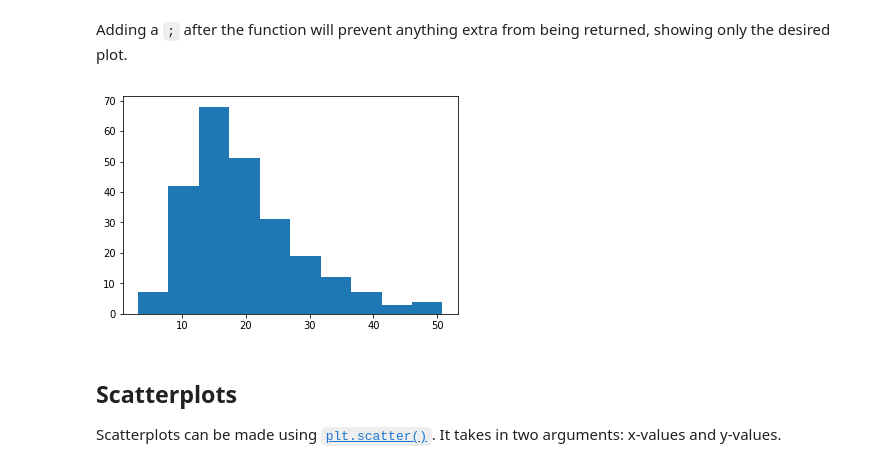
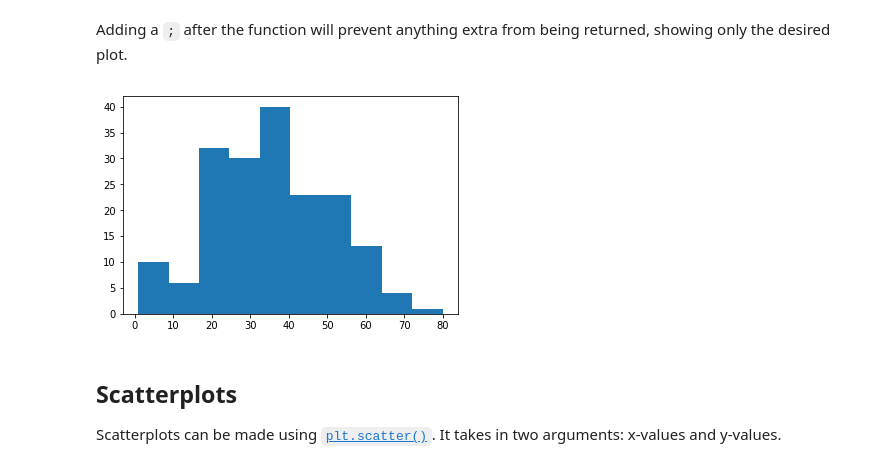
Before and after one commit to mpagador/python-libraries-visualization-workshop, a Jupyter notebook: DSS_Python_Libraries_Visualizations_Workshop_3_6_(Notebook).ipynb, the cells around one changed output. Cells and saved outputs as stored; diff of their text form; code cells hidden in the pictures.

```diff
--- a/DSS_Python_Libraries_Visualizations_Workshop_3_6_(Notebook).ipynb
+++ b/DSS_Python_Libraries_Visualizations_Workshop_3_6_(Notebook).ipynb
@@ -739,4 +741,4 @@ To explore other types of charts, let's load in a built-in dataset from Seaborn
 # %%
-tips = sns.load_dataset('tips')
-tips.head()
+titanic = sns.load_dataset('titanic').dropna()
+titanic.head()
 # %% [output]
@@ -760,9 +762,9 @@ plt.hist(tips['total_bill'])
 # %% [markdown]
 Adding a `;` after the function will prevent anything extra from being returned, showing only the desired plot.
 # %%
-plt.hist(tips['total_bill']);
+plt.hist(titanic['age']);
 # %% [output]
-[figure, old version]
+[figure, new version]
 # %% [markdown]
 ## Scatterplots
 Scatterplots can be made using [`plt.scatter()`](https://matplotlib.org/api/_as_gen/matplotlib.pyplot.scatter.html). It takes in two arguments: x-values and y-values.
```
Also changed, not shown: parts of 36 cells of this notebook.
